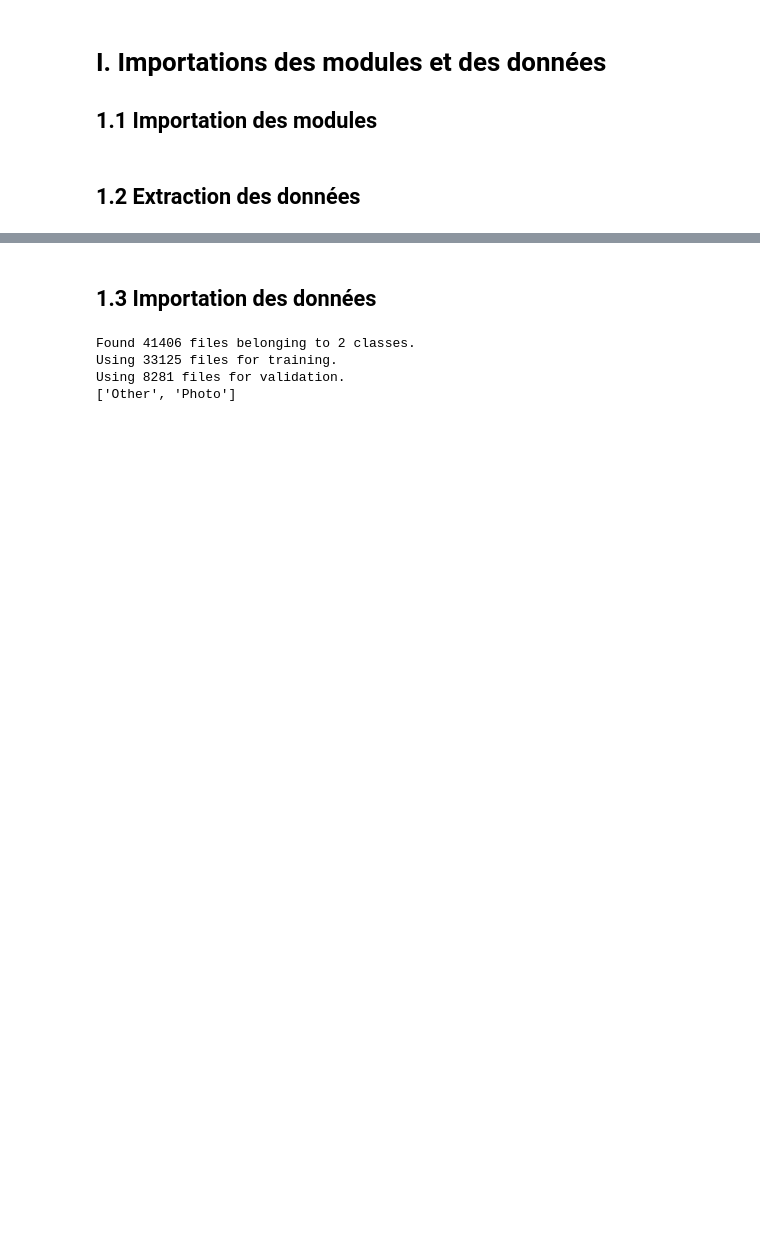
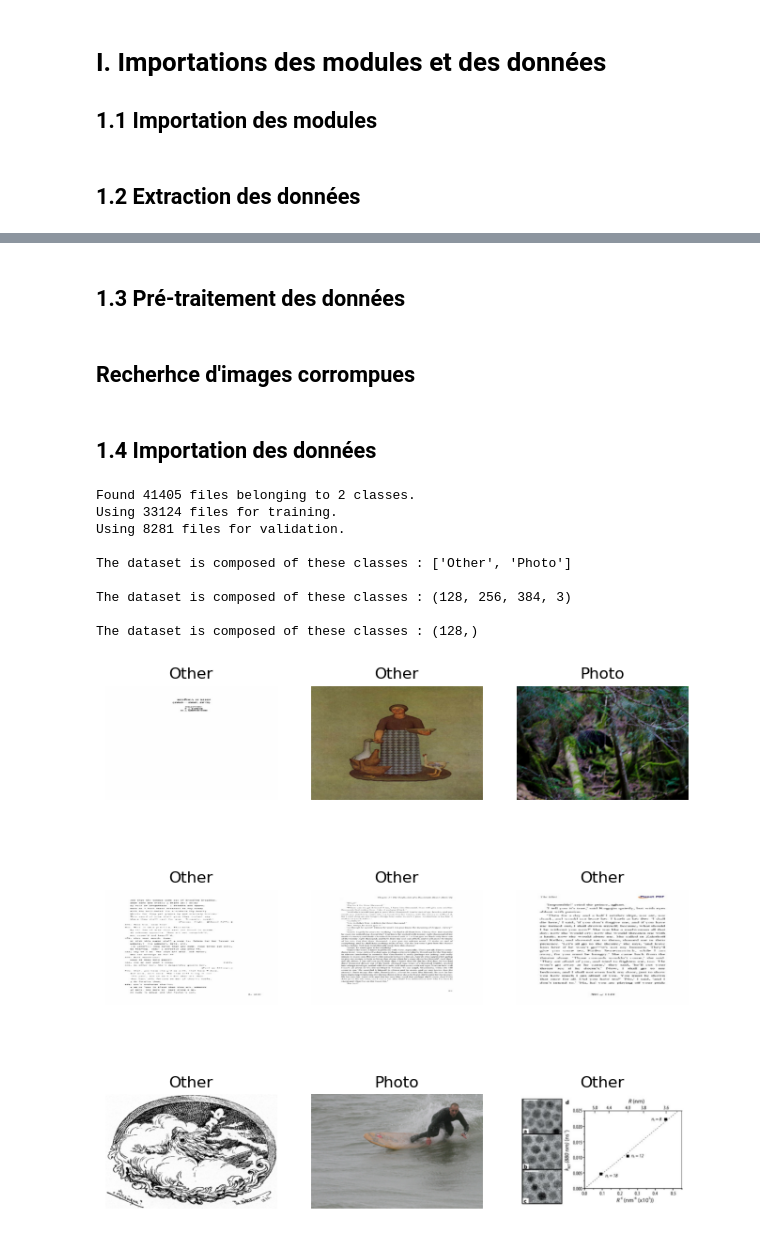
Before and after one commit to Xavier-Labarbe/leyenda, a Jupyter notebook: Projet/leyenda.ipynb, the cells around one changed output, grey strips where cells are left out. Saved outputs shown, nothing was run; the diff lists cells and outputs as text; code cells hidden in the pictures; blank space fills up the shorter version.

```diff
--- a/Projet/leyenda.ipynb
+++ b/Projet/leyenda.ipynb
@@ -71,0 +52,4 @@ Starting the copy of 'C:\Users\axelb\Desktop\Projet DS\Datasets\Extracted\Text'
+# %% [markdown]
+## 1.3 Pré-traitement des données
+# %% [markdown]
+## Recherhce d'images  corrompues
@@ -72,17 +75,38 @@ Starting the copy of 'C:\Users\axelb\Desktop\Projet DS\Datasets\Extracted\Text'
 # %% [markdown]
-## 1.3 Importation des données
+## 1.4 Importation des données
 # %%
-# Le train_set
 train_set, test_set = tf.keras.preprocessing.image_dataset_from_directory(
     extracted_datasets_path,
     validation_split=0.2,
     seed=10,
+    image_size = (256, 384),
     batch_size=128,
     subset = "both"
 )
-print(train_set.class_names)
+print(f"\nThe dataset is composed of these classes : {train_set.class_names}")
+
+for images, labels in train_set:
+    print(f"\nThe dataset is composed of these classes : {images.shape}")
+    print(f"\nThe dataset is composed of these classes : {labels.shape}")
+    break
 # %% [output]
-Found 41406 files belonging to 2 classes.
-Using 33125 files for training.
+Found 41405 files belonging to 2 classes.
+Using 33124 files for training.
 Using 8281 files for validation.
-['Other', 'Photo']
+
+The dataset is composed of these classes : ['Other', 'Photo']
+
+The dataset is composed of these classes : (128, 256, 384, 3)
+
+The dataset is composed of these classes : (128,)
+# %%
+plt.figure(figsize=(8, 8))
+for images, labels in train_set.take(1):
+    for i in range(9):
+        ax = plt.subplot(3, 3, i+1)
+        plt.imshow(images[i].numpy().astype("uint8"))
+        plt.title(train_set.class_names[labels[i]])
+        plt.axis("off")
+plt.show()
+# %% [output]
+[figure, added]
```
Also changed, not shown: parts of 10 cells of this notebook, 4 other files.
